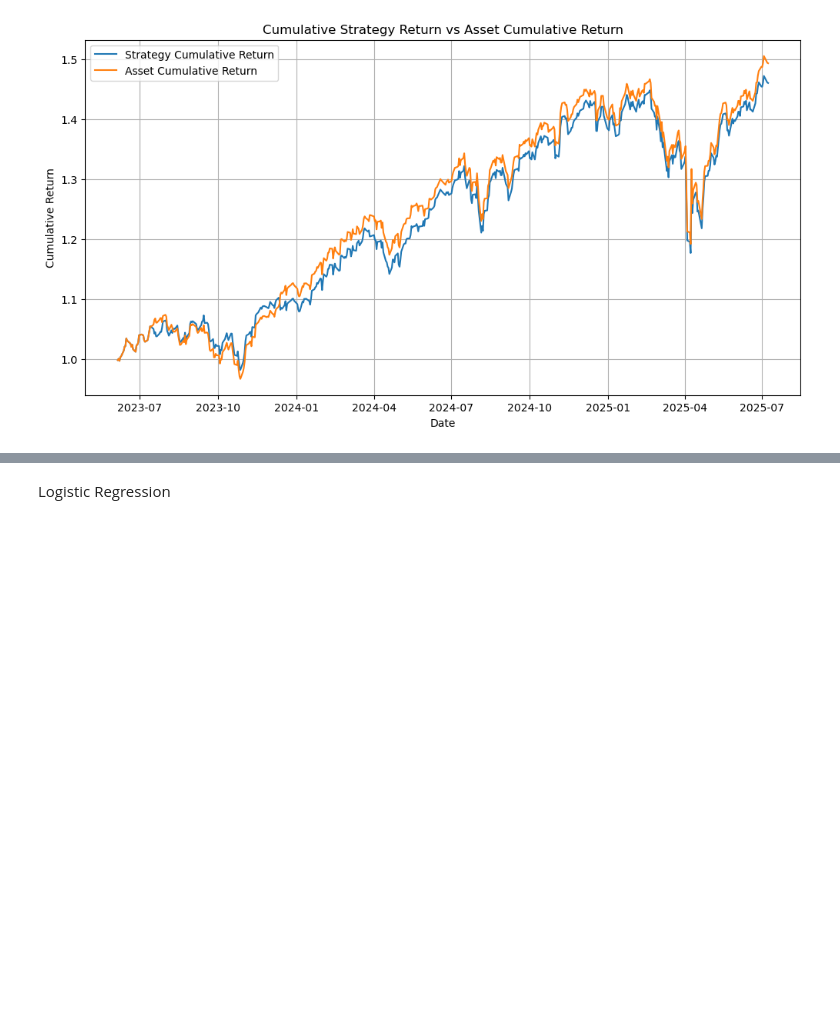
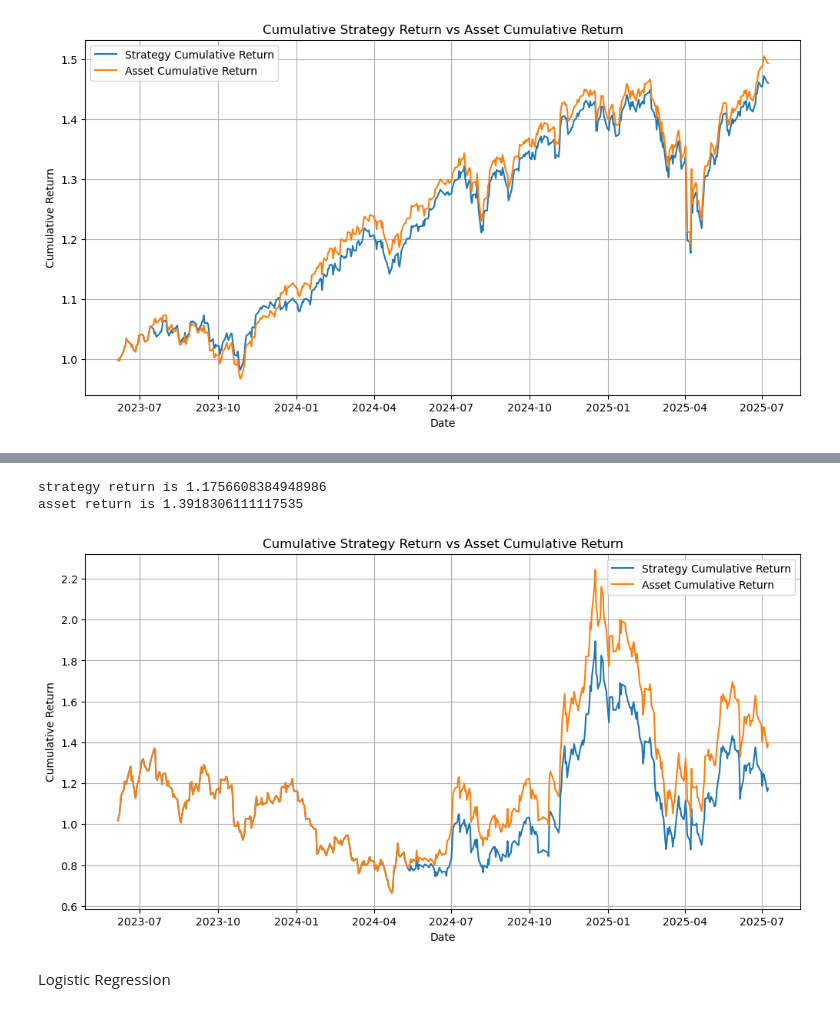
Before and after one commit to eliashuber2401/Machine-Learning-Project-Finance, a Jupyter notebook: Project main/Predictor - copy.ipynb, the cells around one changed output, grey strips where cells are left out. Saved outputs shown, nothing was run; the diff lists cells and outputs as text; code cells hidden in the pictures; blank space fills up the shorter version.

Commit message:
direct implement of SPY Model to TSLA

```diff
--- a/Project main/Predictor - copy.ipynb
+++ b/Project main/Predictor - copy.ipynb
@@ -565,3 +585,11 @@ plt.grid(True)
 plt.show()
 # %% [output]
 [figure]
+# %%
+data = fetch_data('TSLA', '2015-01-01', '2025-12-31')
+train_frac = 0.8
+X, Y, X_train, Y_train, X_test, Y_test, data = return_data_daily_return(data, target_type='Target_Sign', train_frac=train_frac, features='whole')
+X = standardize(X)
+X_train = standardize(X_train)
+X_test = standardize(X_test)
+data
@@ -567,0 +611,4 @@ plt.show()
+# %%
+y_pred_test = rbf_svm(X_test)
+test_acc = binary_accuracy(y_pred_test, Y_test)
+print("Test Accuracy:", test_acc)
@@ -567,0 +617,10 @@ plt.show()
+# %%
+split_idx = int(round(train_frac * len(data)))
+test_indices = data.index[split_idx:]
+
+data['rbf_svm_pred'] = np.nan
+data.loc[test_indices, 'rbf_svm_pred'] = y_pred_test
+data['rbf_svm_pred'] = data['rbf_svm_pred'].shift(1)
+data.dropna(inplace=True)
+print(data[data['rbf_svm_pred'] == -1].count())
+print(data[data['rbf_svm_pred'] == 1].count())
@@ -568,3 +645,24 @@ plt.show()
+# %%
+data['strategy_return'] = data['Daily_Return'] * data['rbf_svm_pred']
+data['cumulative_strategy'] = (1 + data['strategy_return']).cumprod()
+data['cumulative_asset'] = (1 + data['Daily_Return']).cumprod()
+print("strategy return is", data['cumulative_strategy'].iloc[-1])
+print("asset return is", data['cumulative_asset'].iloc[-1])
+# %% [output]
+strategy return is 1.1756608384948986
+asset return is 1.3918306111117535
+# %%
+plt.figure(figsize=(12, 6))
+plt.plot(data['Date'], data['cumulative_strategy'], label='Strategy Cumulative Return')
+plt.plot(data['Date'], data['cumulative_asset'], label='Asset Cumulative Return')
+plt.xlabel('Date')
+plt.ylabel('Cumulative Return')
+plt.title('Cumulative Strategy Return vs Asset Cumulative Return')
+plt.legend()
+plt.grid(True)
+plt.show()
+# %% [output]
+[figure, added]
 # %% [markdown]
 Logistic Regression
 # %%
```
Also changed, not shown: parts of 5 cells of this notebook.
